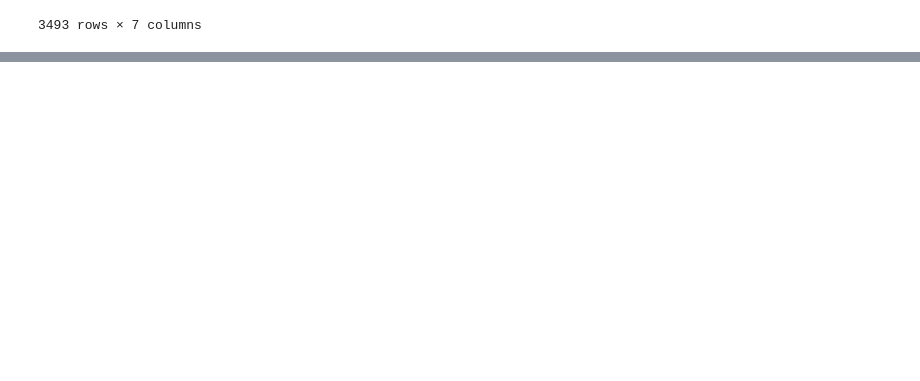
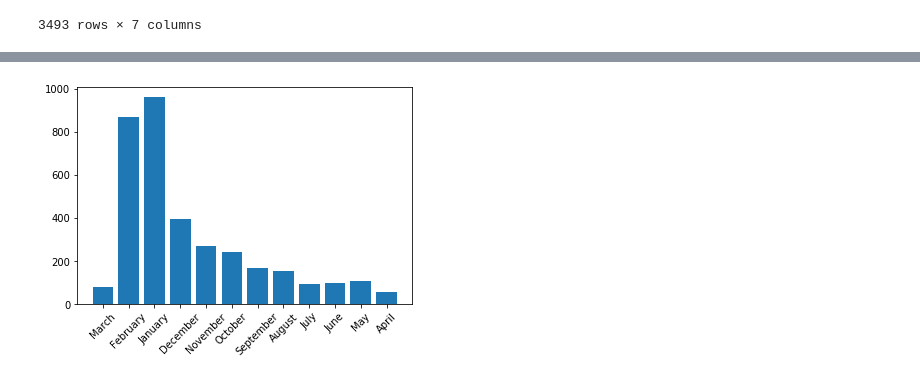
Before and after one commit to pradnyesh45/Data-Science, a Jupyter notebook: Matplotlib problems.ipynb, the cells around one changed output, grey strips where cells are left out. Drawn from its saved outputs; the diff is of its cells as text; code cells hidden in the pictures; blank space fills up the shorter version.

```diff
--- a/Matplotlib problems.ipynb
+++ b/Matplotlib problems.ipynb
@@ -20,0 +96,3 @@ df
+# %%
+for i in mapping:
+    print(i, mapping[i])
@@ -20,0 +108,5 @@ df
+# %%
+months = []
+for i in posting_date:
+    months.append(i.split(" ")[0])
+months
@@ -20,0 +131,8 @@ df
+# %%
+mapping = {}
+for i in months:
+    if i in mapping:
+        mapping[i] += 1
+    else:
+        mapping[i] = 1
+mapping
@@ -20,0 +152,11 @@ df
+# %%
+month_name = []
+job_posting = []
+for i in mapping:
+    month_name.append(i)
+    job_posting.append(mapping[i])
+plt.bar(month_name, job_posting)
+plt.xticks(rotation = 45)
+plt.show()
+# %% [output]
+[figure, added]
```
Also changed, not shown: parts of 19 cells of this notebook.
